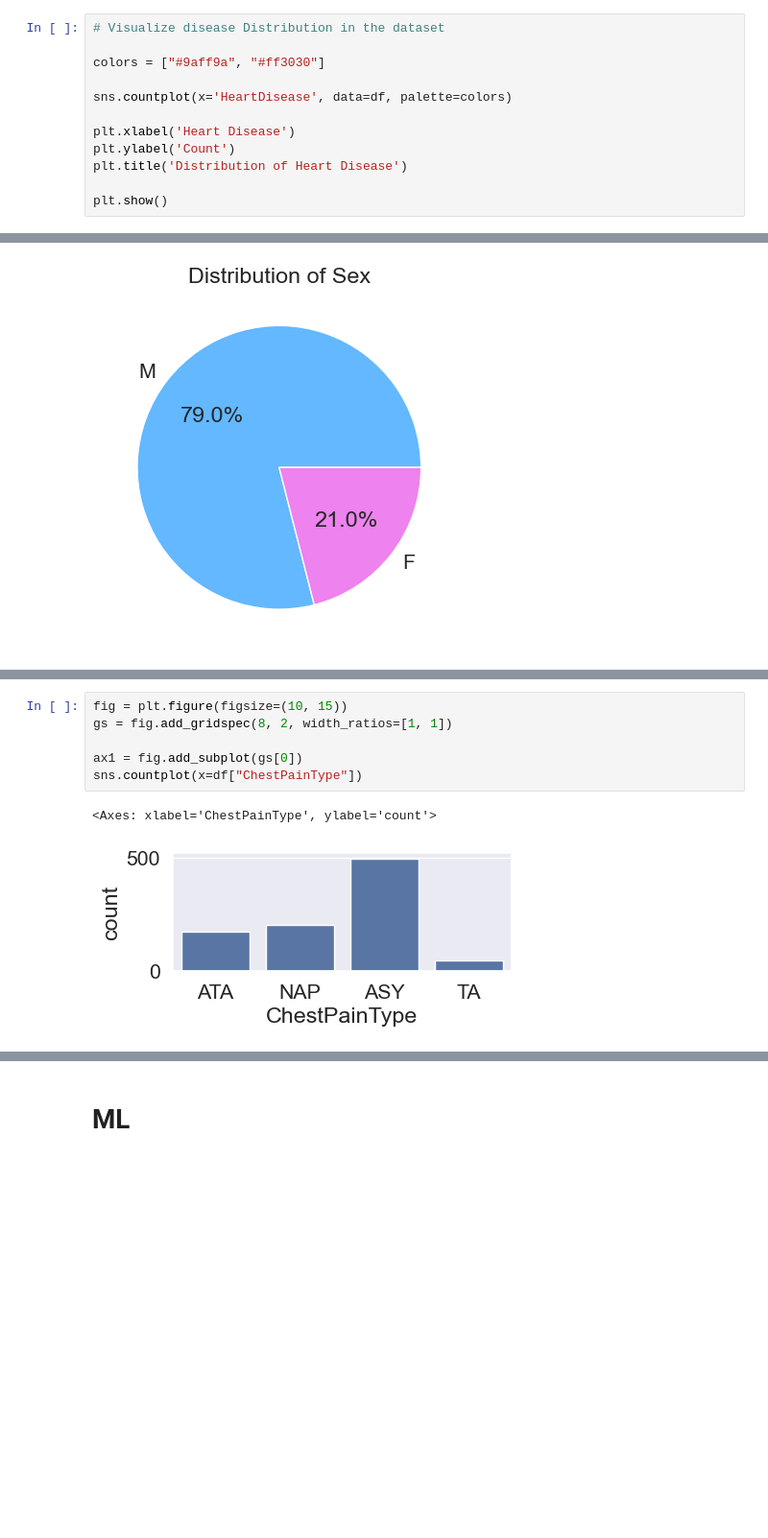
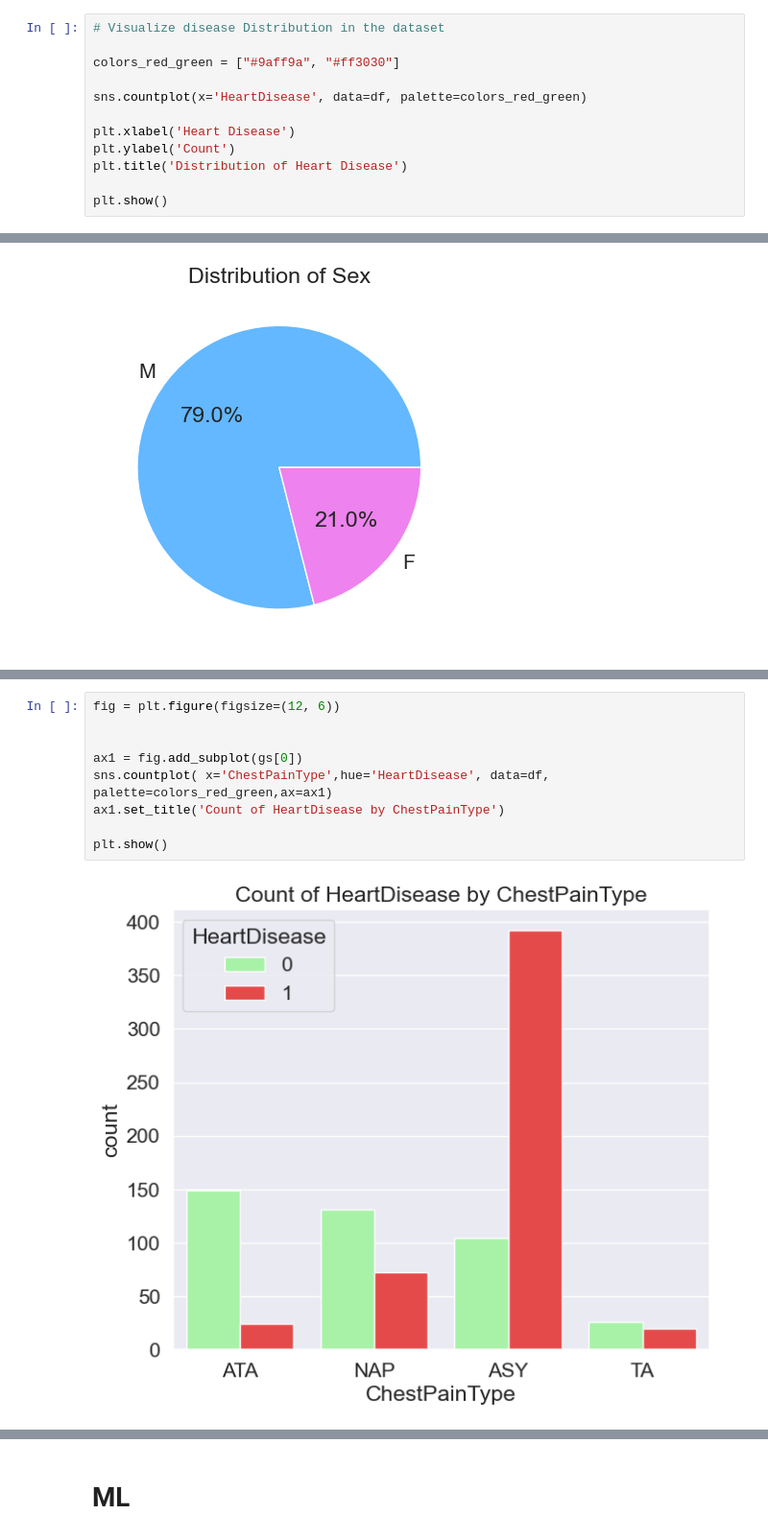
Before and after one commit to michatsoy/data_exploration, a Jupyter notebook: analysis.ipynb, the cells around one changed output, grey strips where cells are left out. Shown at 96% size. Drawn from its saved outputs; the diff is of its cells as text; blank space fills up the shorter version.

Commit message:
add plots, ml model and grid search

```diff
--- a/analysis.ipynb
+++ b/analysis.ipynb
@@ -101,9 +142,9 @@ dtype: int64
 # %%
 # Visualize disease Distribution in the dataset
 
-colors = ["#9aff9a", "#ff3030"]
+colors_red_green = ["#9aff9a", "#ff3030"]
 
-sns.countplot(x='HeartDisease', data=df, palette=colors)
+sns.countplot(x='HeartDisease', data=df, palette=colors_red_green)
 
 plt.xlabel('Heart Disease')
 plt.ylabel('Count')
@@ -168,9 +240,11 @@ Passing `palette` without assigning `hue` is deprecated and will be removed in v
 # %%
-fig = plt.figure(figsize=(10, 15))
-gs = fig.add_gridspec(8, 2, width_ratios=[1, 1])
+fig = plt.figure(figsize=(12, 6))
+
 
 ax1 = fig.add_subplot(gs[0])
-sns.countplot(x=df["ChestPainType"])
+sns.countplot( x='ChestPainType',hue='HeartDisease', data=df, palette=colors_red_green,ax=ax1)
+ax1.set_title('Count of HeartDisease by ChestPainType')
+
+plt.show()
 # %% [output]
-<Axes: xlabel='ChestPainType', ylabel='count'>
-[figure, old version]
+[figure, new version]
```
Also changed, not shown: parts of 25 cells of this notebook.
